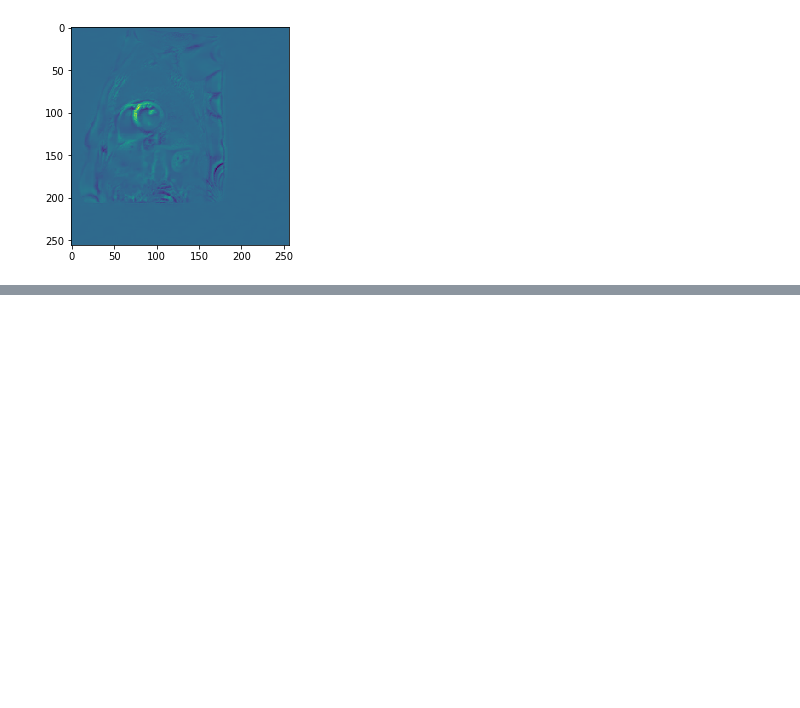
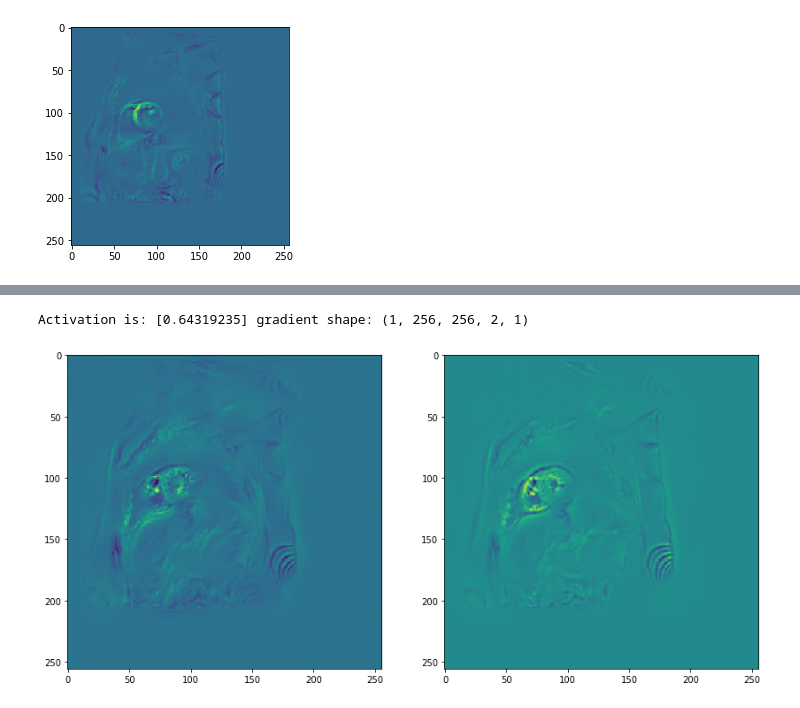
Before and after one commit to broadinstitute/ml4h, a Jupyter notebook: notebooks/saliency_maps.ipynb, the cells around one changed output, grey strips where cells are left out. Drawn from its saved outputs; the diff is of its cells as text; code cells hidden in the pictures; blank space fills up the shorter version.

Commit message:
1d 2d and 3d saliency maps

```diff
--- a/notebooks/saliency_maps.ipynb
+++ b/notebooks/saliency_maps.ipynb
@@ -115,3 +182,8 @@ Activation is: [0.99511856] gradient shape: (1, 256, 256, 1)
+# %%
+grads = saliency_map(test_tensor[:1], model, 'output_end_systole_volume_continuous', 0)
+# %% [output]
+Activation is: [0.64319235] gradient shape: (1, 256, 256, 2, 1)
+[figure, added]
 # %%
 sys.argv = ['train',
             '--tensors', '/mnt/disks/ecg-text3/2019-04-26/',
```
Also changed, not shown: parts of 17 cells of this notebook, 1 other file.
